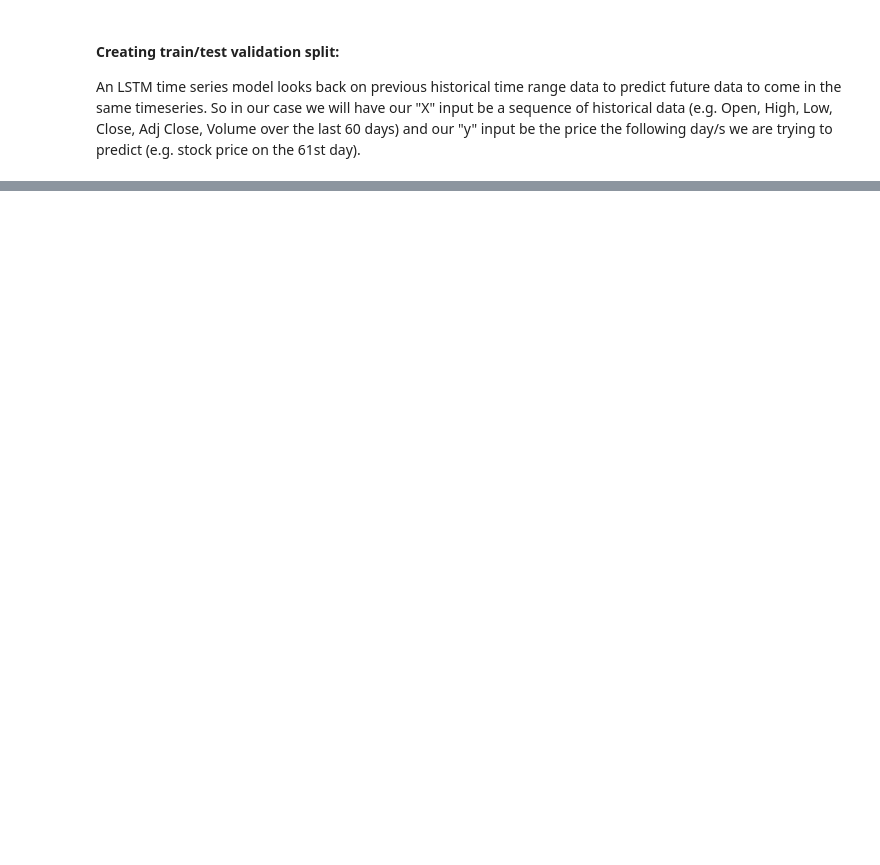
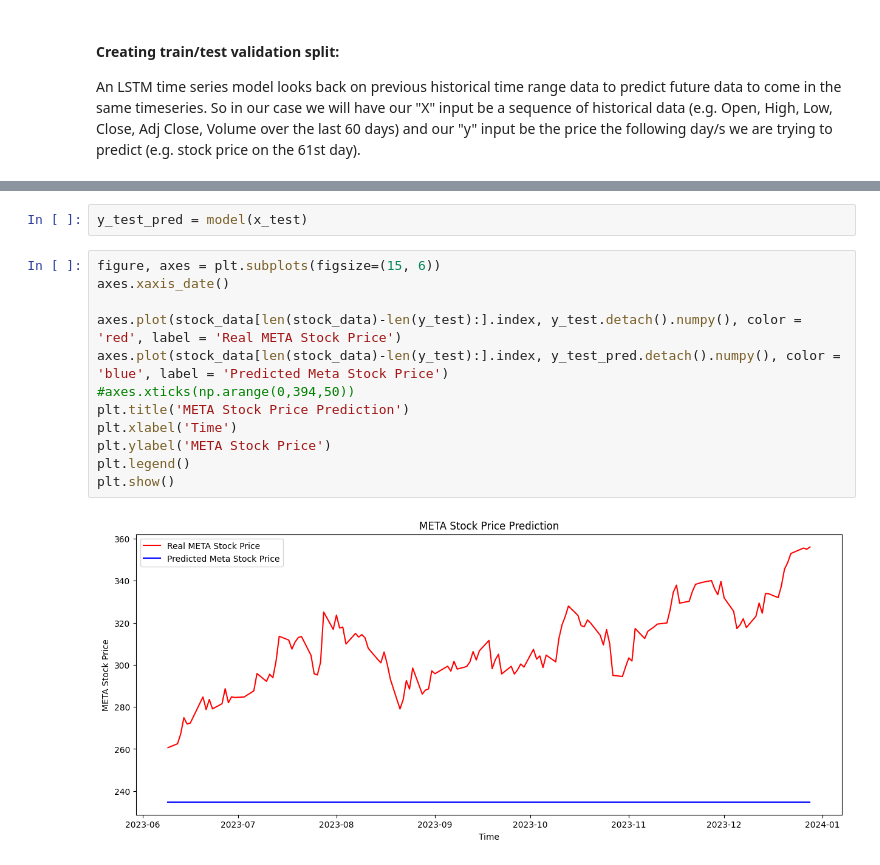
Before and after one commit to BigJonP/stocks-LSTM, a Jupyter notebook: main.ipynb, the cells around one changed output, grey strips where cells are left out. Cells and saved outputs as stored; diff of their text form; blank space fills up the shorter version.

```diff
--- a/main.ipynb
+++ b/main.ipynb
@@ -115,0 +164,16 @@ optimiser = torch.optim.Adam(model.parameters(), lr=0.01)
+# %%
+y_test_pred = model(x_test)
+# %%
+figure, axes = plt.subplots(figsize=(15, 6))
+axes.xaxis_date()
+
+axes.plot(stock_data[len(stock_data)-len(y_test):].index, y_test.detach().numpy(), color = 'red', label = 'Real META Stock Price')
+axes.plot(stock_data[len(stock_data)-len(y_test):].index, y_test_pred.detach().numpy(), color = 'blue', label = 'Predicted Meta Stock Price')
+#axes.xticks(np.arange(0,394,50))
+plt.title('META Stock Price Prediction')
+plt.xlabel('Time')
+plt.ylabel('META Stock Price')
+plt.legend()
+plt.show()
+# %% [output]
+[figure, added]
```
Also changed, not shown: parts of 11 cells of this notebook, 2 other files.
